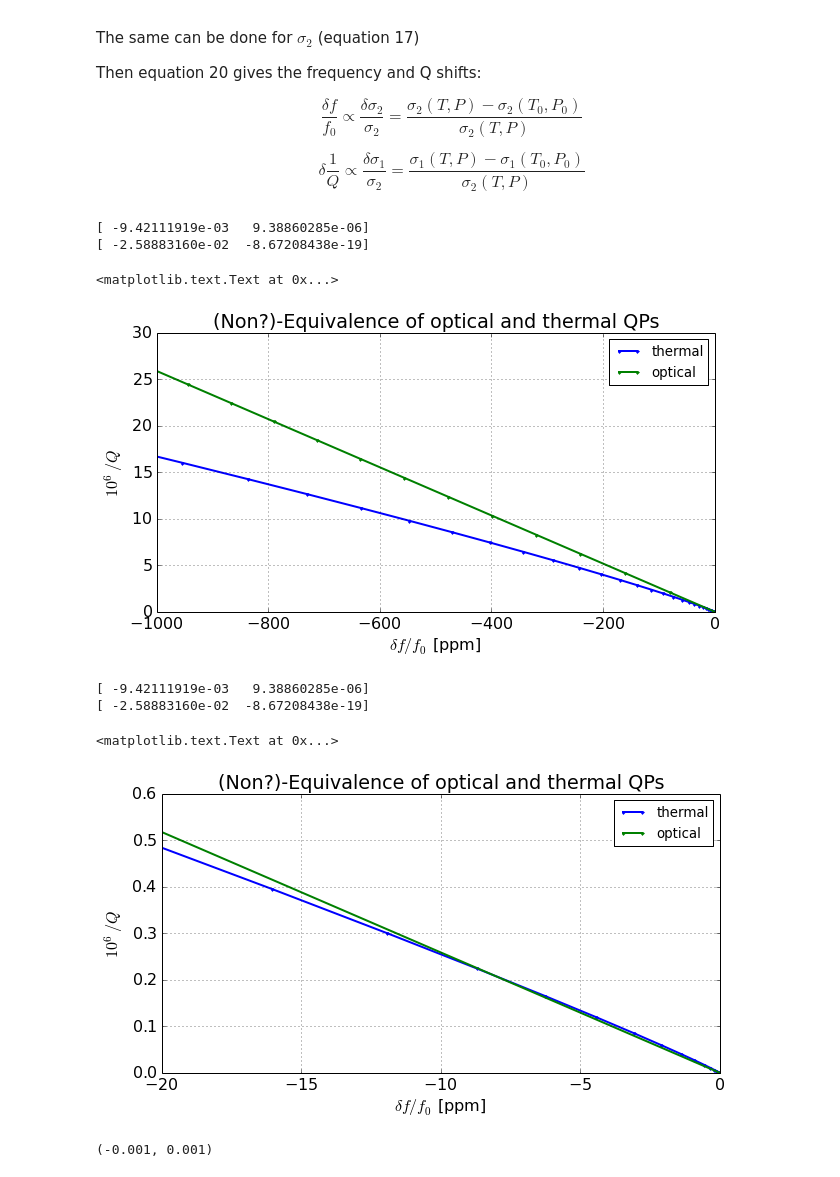
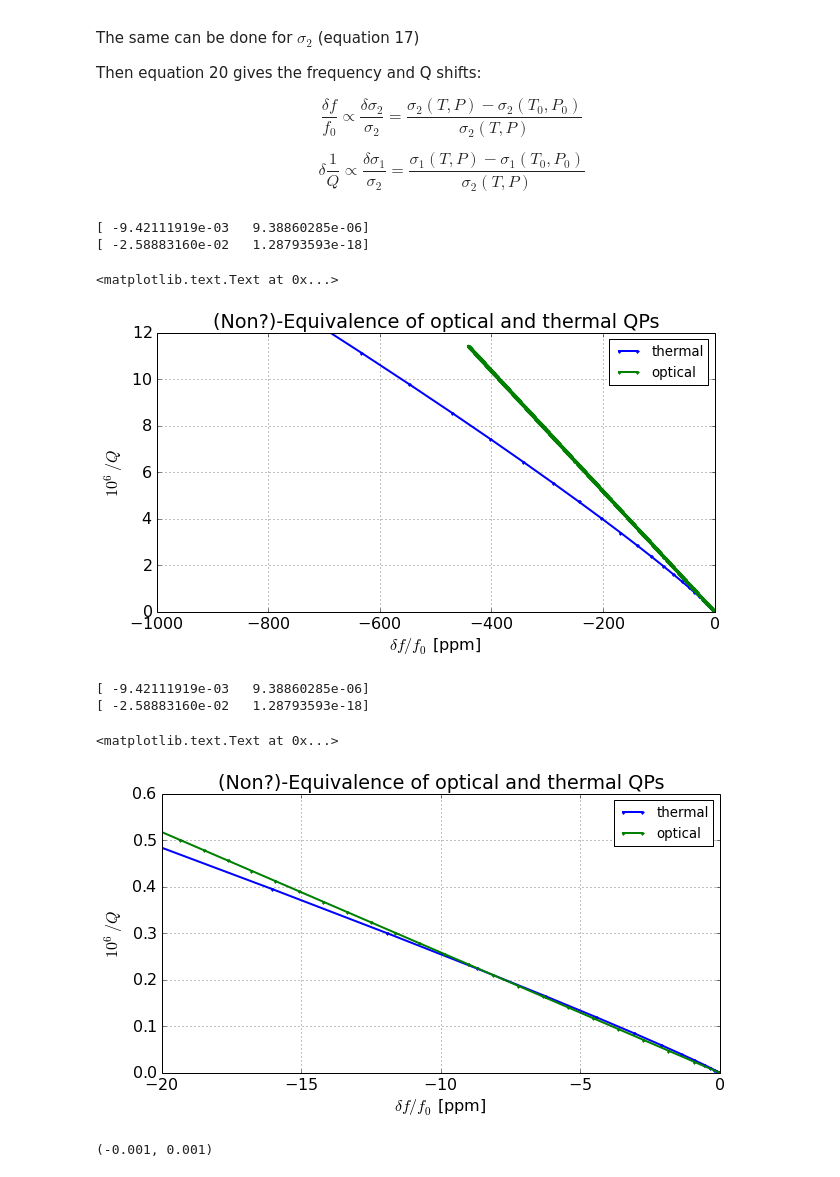
Before and after one commit to gitj/notebooks, a Jupyter notebook: 2014-05-28-gao-et-al-analysis.ipynb, the cells around one changed output. Saved outputs shown, nothing was run; the diff lists cells and outputs as text; code cells hidden in the pictures.

```diff
--- a/2014-05-28-gao-et-al-analysis.ipynb
+++ b/2014-05-28-gao-et-al-analysis.ipynb
@@ -11,18 +11,20 @@ Tc = 1.46
 kBeV = 1.38e-23/1.6e-19
 Delta = 1.74*kBeV*Tc
 f0 = 100e6
+#f0 = 6e9
 h = 6.626e-34/1.6e-19
 N0 = 1.72e10
+V = 1870.
 # %%
 Tbase = 0.25
 T = np.linspace(0.1,0.6,100)
-P = np.linspace(1,10,1000)*1e-3
+P = np.linspace(1,10,1000)
 # %% [markdown]
 $$n_{qp,optical}(P_o) = \sqrt{\frac{N_{qp}\tau_{qp}\eta_o P_o}{\Delta}} = \sqrt{\frac{\kappa\eta_o P_o}{\Delta}}$$
 
 Phil's spreadsheet estimates $\kappa=N_{qp}\tau_{qp}\sim$85
 # %%
-nqp_opt = np.sqrt(85.*((0.5*P*1e-12)/(1.6e-19*Delta))) #85 is Nqp*tauqp
+nqp_opt = np.sqrt(40.*((0.5*P*1e-12)/(1.6e-19*Delta)))/V #85 is Nqp*tauqp
 # %% [markdown]
 $$n_{qp,thermal}(T)=2N_0 \sqrt{2\pi k_B T \Delta}e^{-\Delta/(k_B T)}$$
 # %%
@@ -68,24 +70,24 @@ def sigma2_therm(T):
 # %%
 df_therm = (sigma2_therm(T)-sigma2_therm(T[0]))/sigma2_therm(T)
 dq_therm = (sigma1_therm(T)-sigma1_therm(T[0]))/sigma2_therm(T)
 df_opt = (sigma2(nqp_opt,0.2)-sigma2(nqp_opt[0],0.2))/sigma2(nqp_opt,0.2)
 dq_opt = (sigma1(nqp_opt,0.2)-sigma1(nqp_opt[0],0.2))/sigma2(nqp_opt,0.2)
 plot(1e6*df_therm,1e6*dq_therm,'.-',label='thermal')
 plot(1e6*df_opt,1e6*dq_opt,'.-',label='optical')
 xlim(-1000,0)
-ylim(0,30)
+ylim(0,12)
 print np.polyfit(df_therm,dq_therm,1)
 print np.polyfit(df_opt,dq_opt,1)
 xlabel('$\delta f / f_0$ [ppm]')
 ylabel('$10^6/Q$')
 legend(loc='upper right')
 grid()
 title("(Non?)-Equivalence of optical and thermal QPs")
 # %% [output]
 [ -9.42111919e-03   9.38860285e-06]
-[ -2.58883160e-02  -8.67208438e-19]
+[ -2.58883160e-02   1.28793593e-18]
 <matplotlib.text.Text at 0x...>
-[figure, old version]
+[figure, new version]
 # %%
 plot(1e6*df_therm,1e6*dq_therm,'.-',label='thermal')
 plot(1e6*df_opt,1e6*dq_opt,'.-',label='optical')
@@ -100,7 +102,7 @@ grid()
 title("(Non?)-Equivalence of optical and thermal QPs")
 # %% [output]
 [ -9.42111919e-03   9.38860285e-06]
-[ -2.58883160e-02  -8.67208438e-19]
+[ -2.58883160e-02   1.28793593e-18]
 <matplotlib.text.Text at 0x...>
 [figure]
 # %%
```
Also changed, not shown: parts of 1 cell of this notebook.
